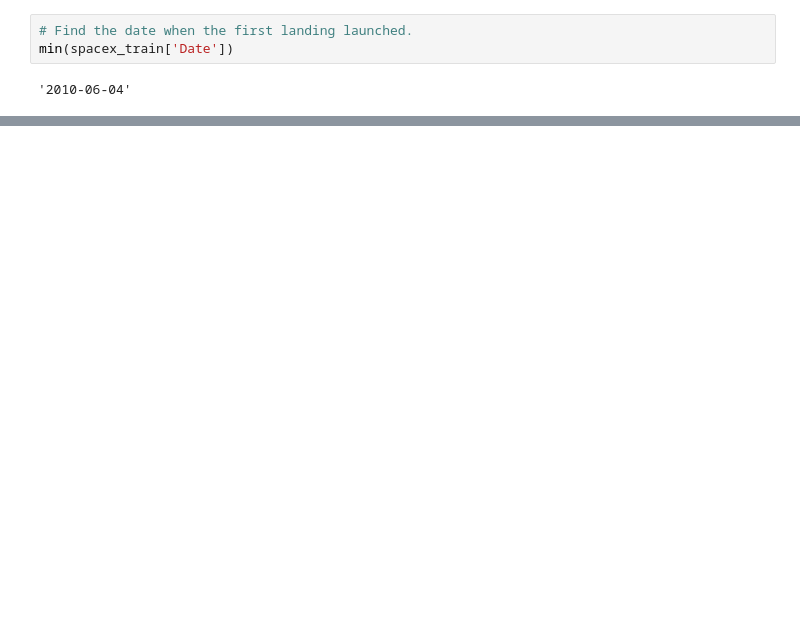
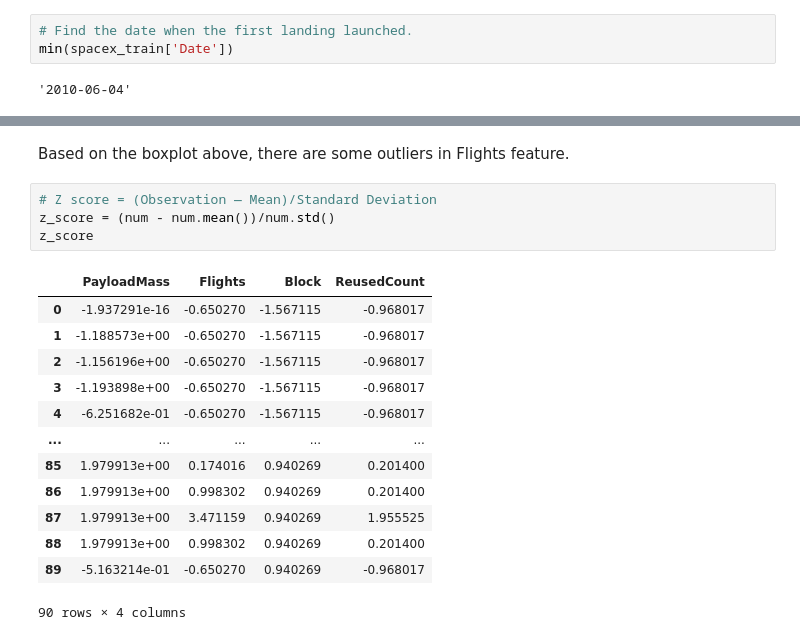
Before and after one commit to chiakl/spacex, a Jupyter notebook: spacex.ipynb, the cells around one changed output, grey strips where cells are left out. Cells and saved outputs as stored; diff of their text form; blank space fills up the shorter version.

```diff
--- a/spacex.ipynb
+++ b/spacex.ipynb
@@ -390,0 +406,20 @@ Name: Class, dtype: int64
+# %% [markdown]
+Based on the boxplot above, there are some outliers in Flights feature.
+# %%
+# Z score = (Observation — Mean)/Standard Deviation
+z_score = (num - num.mean())/num.std()
+z_score
+# %% [output]
+|  | PayloadMass | Flights | Block | ReusedCount |
+| 0 | -1.937291e-16 | -0.650270 | -1.567115 | -0.968017 |
+| 1 | -1.188573e+00 | -0.650270 | -1.567115 | -0.968017 |
+| 2 | -1.156196e+00 | -0.650270 | -1.567115 | -0.968017 |
+| 3 | -1.193898e+00 | -0.650270 | -1.567115 | -0.968017 |
+| 4 | -6.251682e-01 | -0.650270 | -1.567115 | -0.968017 |
+| ... | ... | ... | ... | ... |
+| 85 | 1.979913e+00 | 0.174016 | 0.940269 | 0.201400 |
+| 86 | 1.979913e+00 | 0.998302 | 0.940269 | 0.201400 |
+| 87 | 1.979913e+00 | 3.471159 | 0.940269 | 1.955525 |
+| 88 | 1.979913e+00 | 0.998302 | 0.940269 | 0.201400 |
+| 89 | -5.163214e-01 | -0.650270 | 0.940269 | -0.968017 |
+90 rows × 4 columns
```
Also changed, not shown: parts of 22 cells of this notebook.
